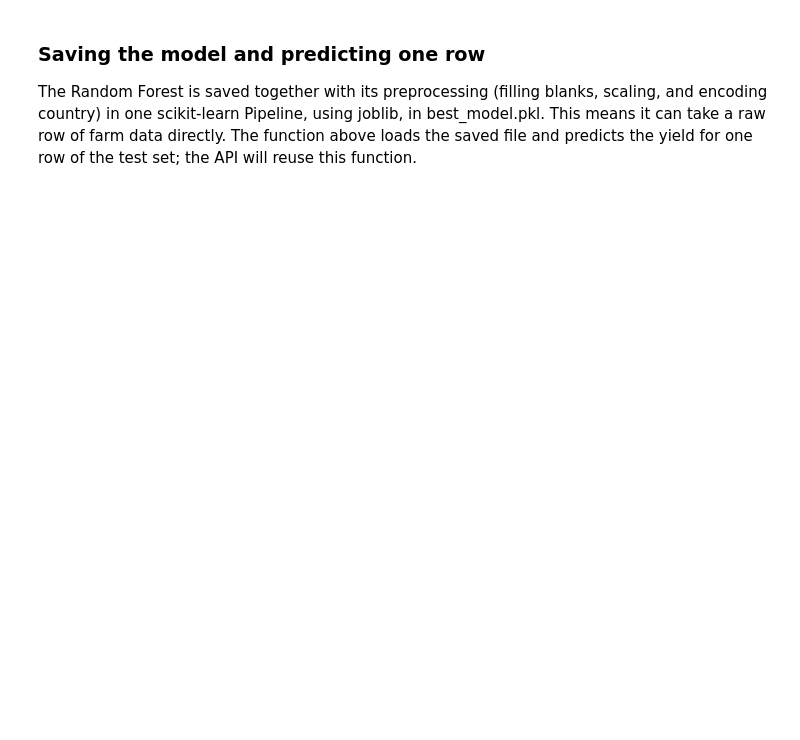
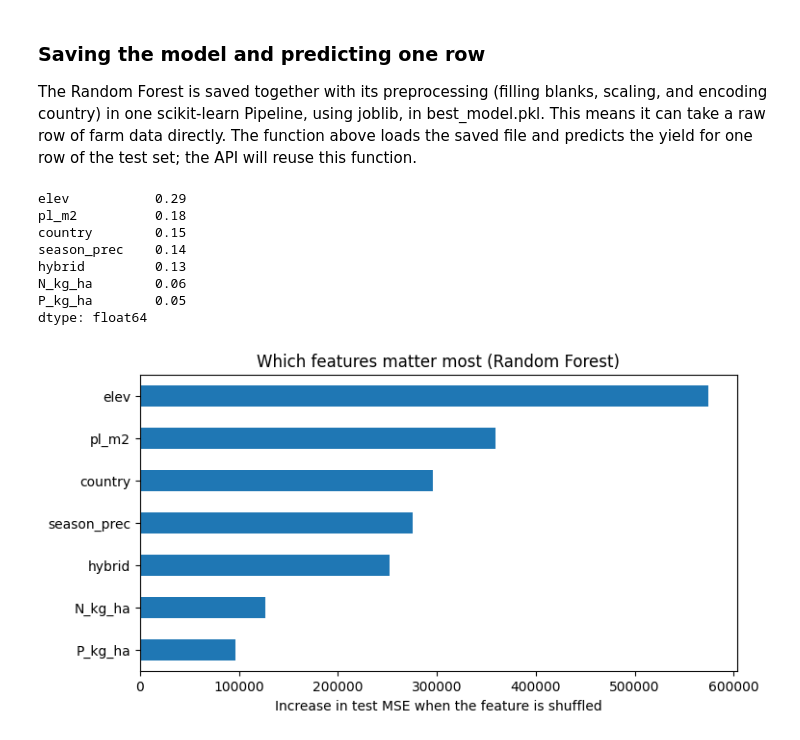
Before and after one commit to Ladecodes1/linear_regression_model, a Jupyter notebook: summative/linear_regression/multivariate.ipynb, the cells around one changed output. Saved outputs shown, nothing was run; the diff lists cells and outputs as text; code cells hidden in the pictures; blank space fills up the shorter version.

```diff
--- a/summative/linear_regression/multivariate.ipynb
+++ b/summative/linear_regression/multivariate.ipynb
@@ -387,3 +389,25 @@ np.float64(2971.3192483112903)
 ### Saving the model and predicting one row
 
 The Random Forest is saved together with its preprocessing (filling blanks, scaling, and encoding country) in one scikit-learn Pipeline, using joblib, in best_model.pkl. This means it can take a raw row of farm data directly. The function above loads the saved file and predicts the yield for one row of the test set; the API will reuse this function.
+# %%
+from sklearn.inspection import permutation_importance
+
+result = permutation_importance(best_pipeline, Xr_test, yr_test,
+                                scoring="neg_mean_squared_error", n_repeats=10, random_state=42, n_jobs=-1)
+importance = pd.Series(result.importances_mean, index=Xr_test.columns).sort_values(ascending=False)
+print((importance / importance.sum()).round(2))
+
+importance.sort_values().plot(kind="barh", figsize=(8, 4))
+plt.xlabel("Increase in test MSE when the feature is shuffled")
+plt.title("Which features matter most (Random Forest)")
+plt.show()
+# %% [output]
+elev           0.29
+pl_m2          0.18
+country        0.15
+season_prec    0.14
+hybrid         0.13
+N_kg_ha        0.06
+P_kg_ha        0.05
+dtype: float64
+[figure, added]
```
Also changed, not shown: parts of 7 cells of this notebook.
